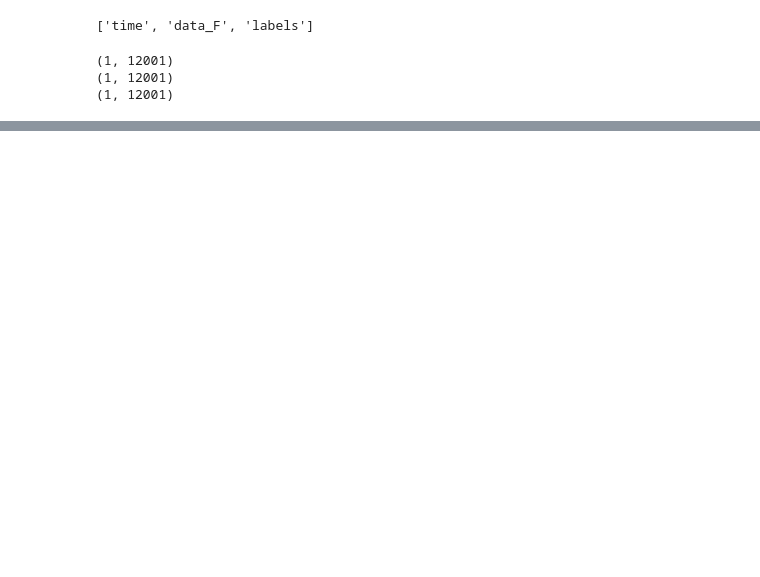
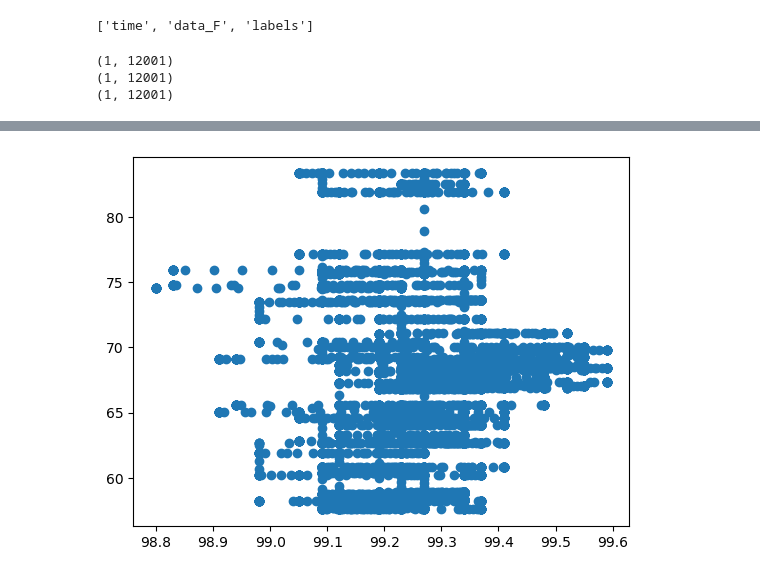
Before and after one commit to dnxjcui/Temperature_Heartrate_Sensor, a Jupyter notebook: load_data.ipynb, the cells around one changed output, grey strips where cells are left out. Saved outputs shown, nothing was run; the diff lists cells and outputs as text; code cells hidden in the pictures; blank space fills up the shorter version.

```diff
--- a/load_data.ipynb
+++ b/load_data.ipynb
@@ -32,0 +45,6 @@ print(data['labels'][:10])
+# %%
+# plot data_F vs heart rate
+plt.scatter(data['data_F'].flatten(), data['labels'].flatten())
+plt.show()
+# %% [output]
+[figure, added]
```
Also changed, not shown: parts of 4 cells of this notebook, 3 other files.
